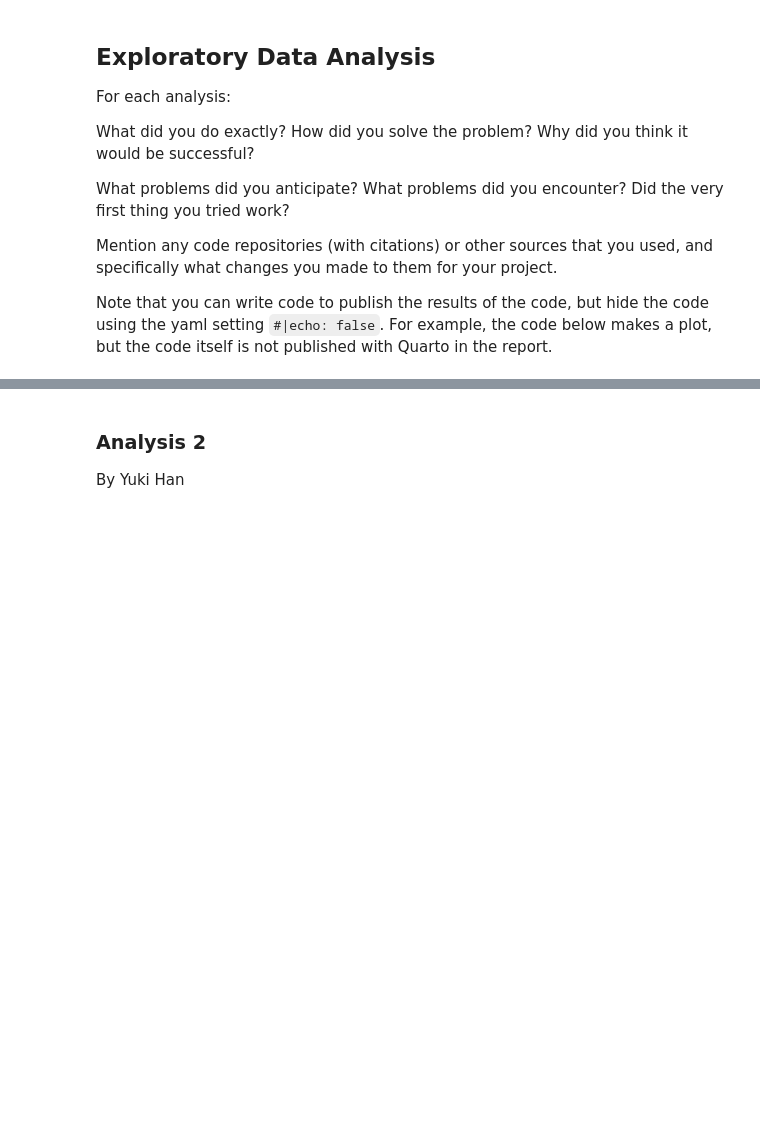
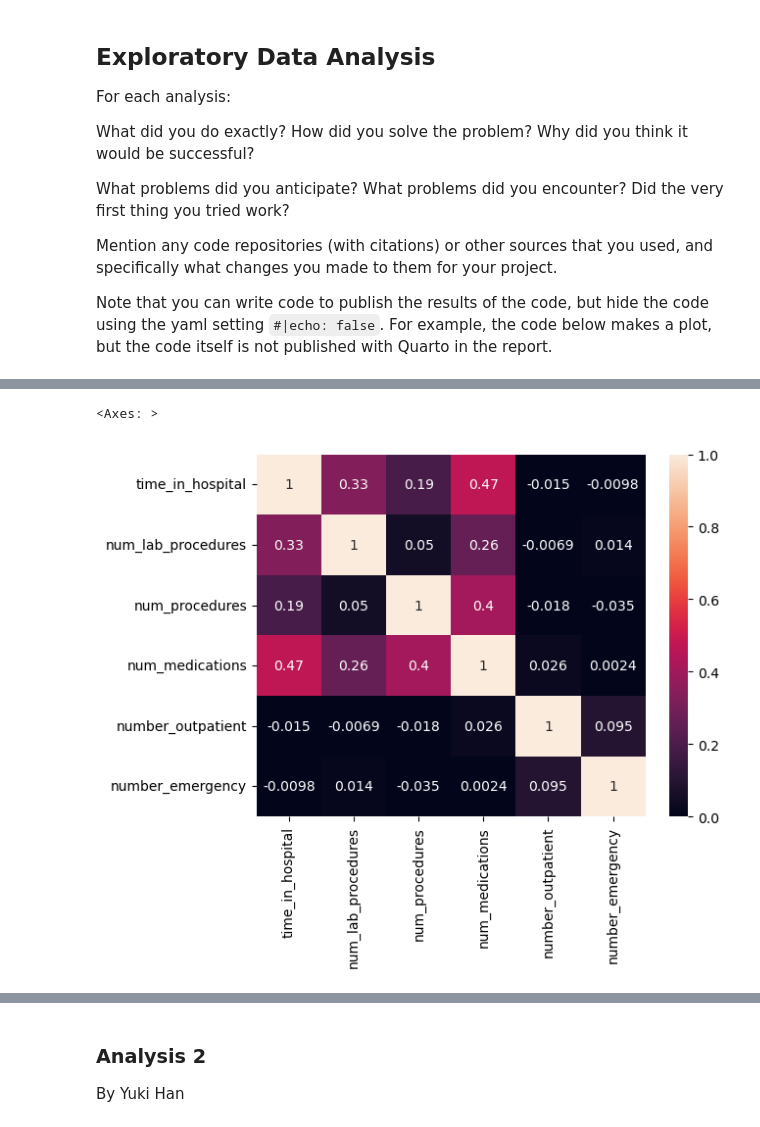
Before and after one commit to Chimichongo/STAT303_GROUP, a Jupyter notebook: Project_Report_Womp.ipynb, the cells around one changed output, grey strips where cells are left out. Cells and saved outputs as stored; diff of their text form; code cells hidden in the pictures; blank space fills up the shorter version.

```diff
--- a/Project_Report_Womp.ipynb
+++ b/Project_Report_Womp.ipynb
@@ -157,0 +241,6 @@ Note that you can write code to publish the results of the code, but hide the co
+# %%
+#| echo: false
+sns.heatmap(data.iloc[:,7:15].corr(),vmin=0, vmax=1, annot=True)
+# %% [output]
+<Axes: >
+[figure, added]
```
Also changed, not shown: parts of 12 cells of this notebook.
